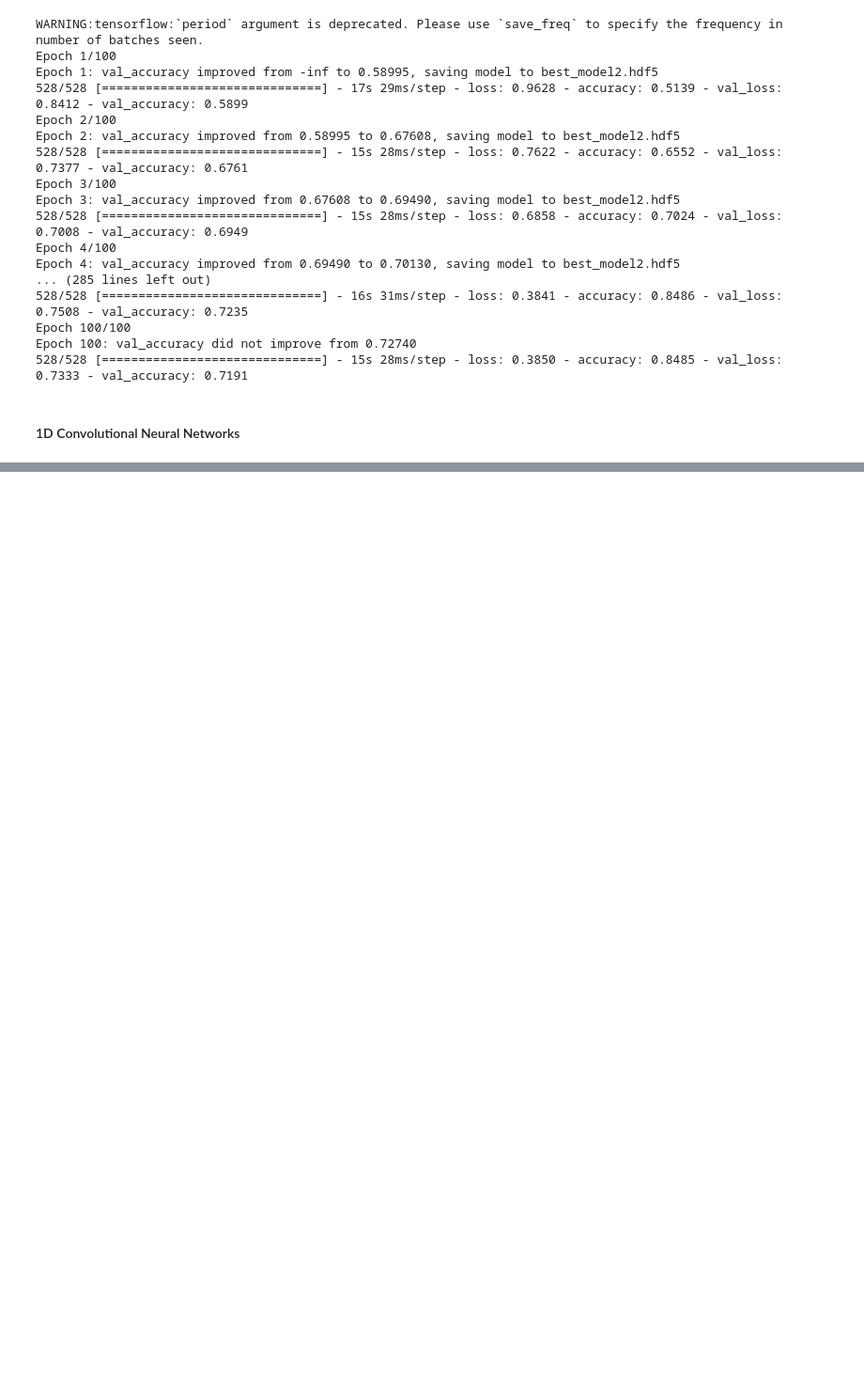
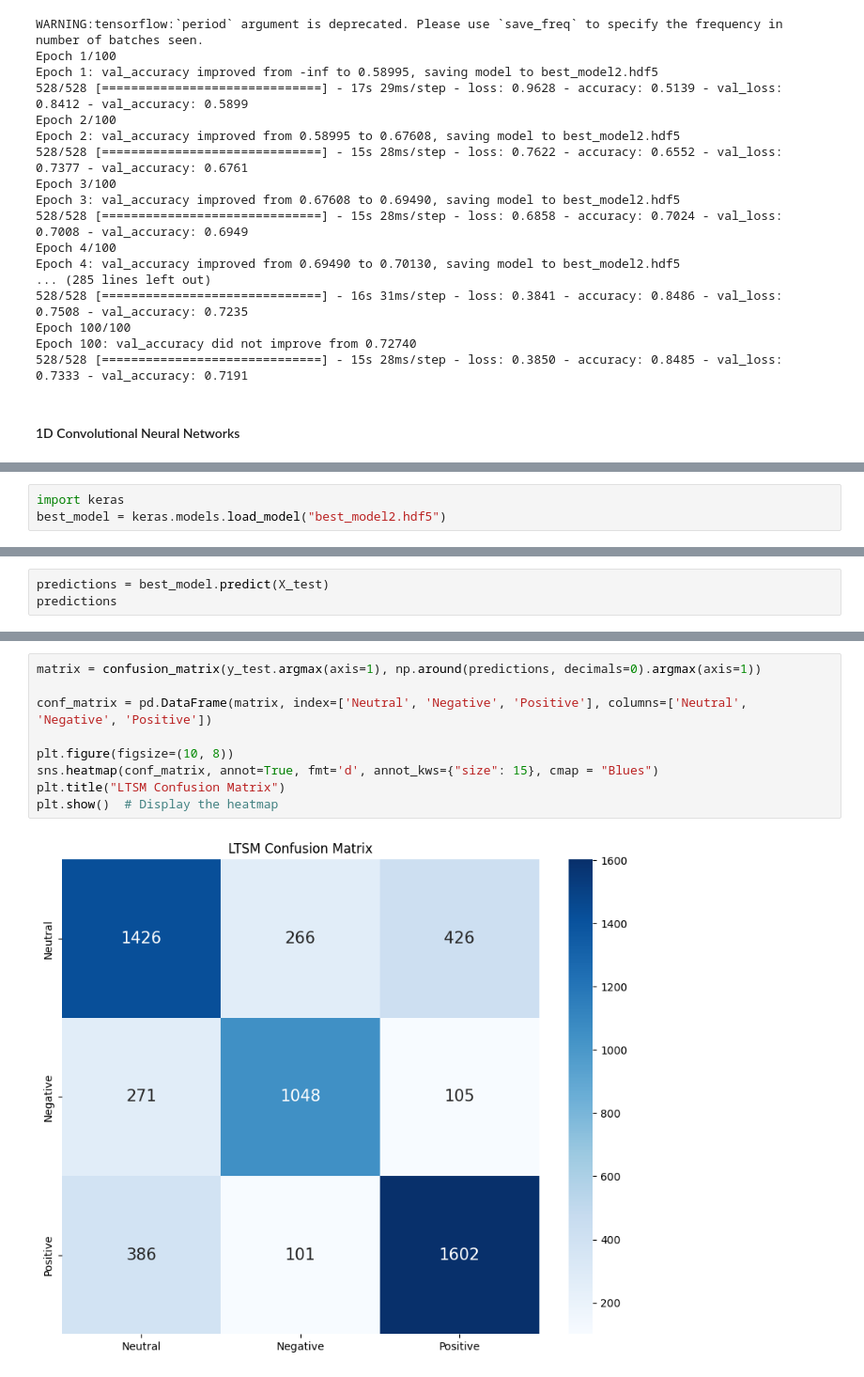
Before and after one commit to Mr-Chang95/FIFA-Sentiment-Analysis, a Jupyter notebook: fifa_sentiment_analysis.ipynb, the cells around one changed output, grey strips where cells are left out. Shown: that part at 94% size. Cells and saved outputs as stored; diff of their text form; blank space fills up the shorter version.

Commit message:
Add confusion matrix for best LTSM model

```diff
--- a/fifa_sentiment_analysis.ipynb
+++ b/fifa_sentiment_analysis.ipynb
@@ -970,0 +973,3 @@ Epoch 100/100
+# %%
+import keras
+best_model = keras.models.load_model("best_model2.hdf5")
@@ -970,0 +982,3 @@ Epoch 100/100
+# %%
+predictions = best_model.predict(X_test)
+predictions
@@ -971,3 +994,14 @@ Epoch 100/100
+# %%
+matrix = confusion_matrix(y_test.argmax(axis=1), np.around(predictions, decimals=0).argmax(axis=1))
+
+conf_matrix = pd.DataFrame(matrix, index=['Neutral', 'Negative', 'Positive'], columns=['Neutral', 'Negative', 'Positive'])
+
+plt.figure(figsize=(10, 8))
+sns.heatmap(conf_matrix, annot=True, fmt='d', annot_kws={"size": 15}, cmap = "Blues")
+plt.title("LTSM Confusion Matrix")
+plt.show()  # Display the heatmap
+# %% [output]
+[figure, added]
 # %% [markdown]
 ## Conclusion
 
```
Also changed, not shown: parts of 4 cells of this notebook.
